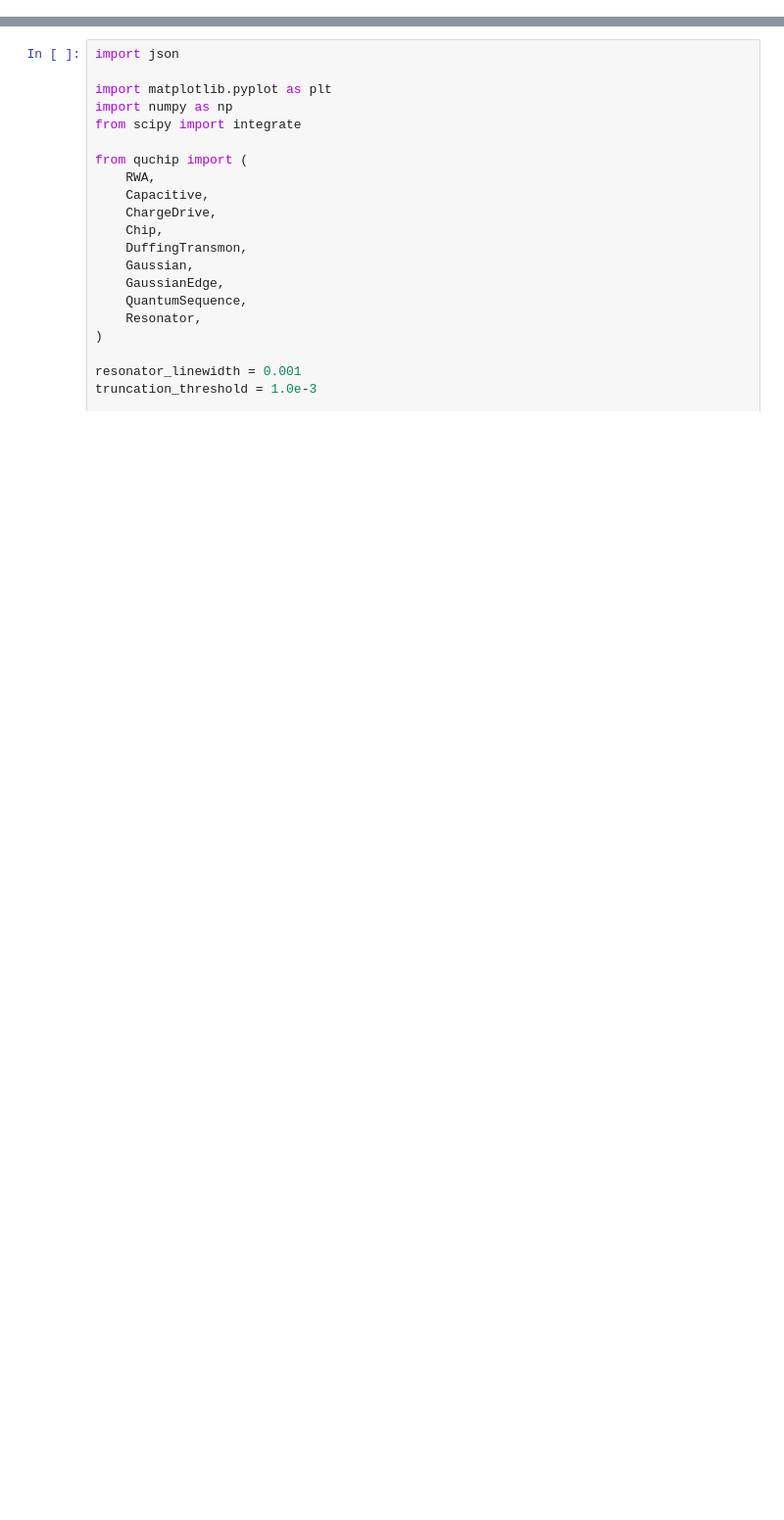
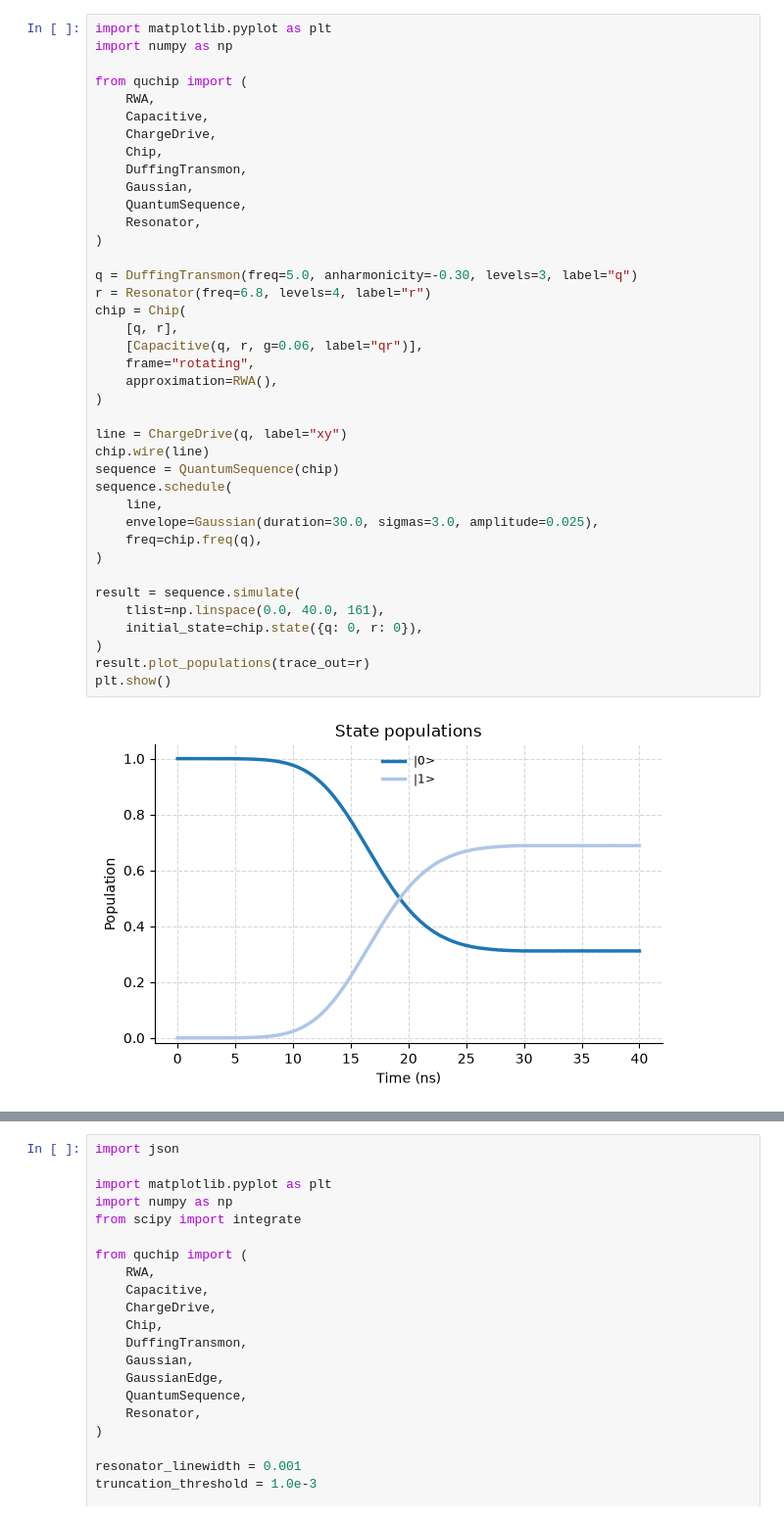
Before and after one commit to quchip/quchip, a Jupyter notebook: examples/00_hello_chip.ipynb, the cells around one changed output, grey strips where cells are left out. Shown at 98% size. Drawn from its saved outputs; the diff is of its cells as text; blank space fills up the shorter version.

```diff
--- a/examples/00_hello_chip.ipynb
+++ b/examples/00_hello_chip.ipynb
@@ -8,0 +10,41 @@ quchip uses GHz for frequencies and ns for time. The chip applies `RWA()` in a p
+# %%
+import matplotlib.pyplot as plt
+import numpy as np
+
+from quchip import (
+    RWA,
+    Capacitive,
+    ChargeDrive,
+    Chip,
+    DuffingTransmon,
+    Gaussian,
+    QuantumSequence,
+    Resonator,
+)
+
+q = DuffingTransmon(freq=5.0, anharmonicity=-0.30, levels=3, label="q")
+r = Resonator(freq=6.8, levels=4, label="r")
+chip = Chip(
+    [q, r],
+    [Capacitive(q, r, g=0.06, label="qr")],
+    frame="rotating",
+    approximation=RWA(),
+)
+
+line = ChargeDrive(q, label="xy")
+chip.wire(line)
+sequence = QuantumSequence(chip)
+sequence.schedule(
+    line,
+    envelope=Gaussian(duration=30.0, sigmas=3.0, amplitude=0.025),
+    freq=chip.freq(q),
+)
+
+result = sequence.simulate(
+    tlist=np.linspace(0.0, 40.0, 161),
+    initial_state=chip.state({q: 0, r: 0}),
+)
+result.plot_populations(trace_out=r)
+plt.show()
+# %% [output]
+[figure, added]
```
Also changed, not shown: parts of 2 cells of this notebook, 16 other files.
